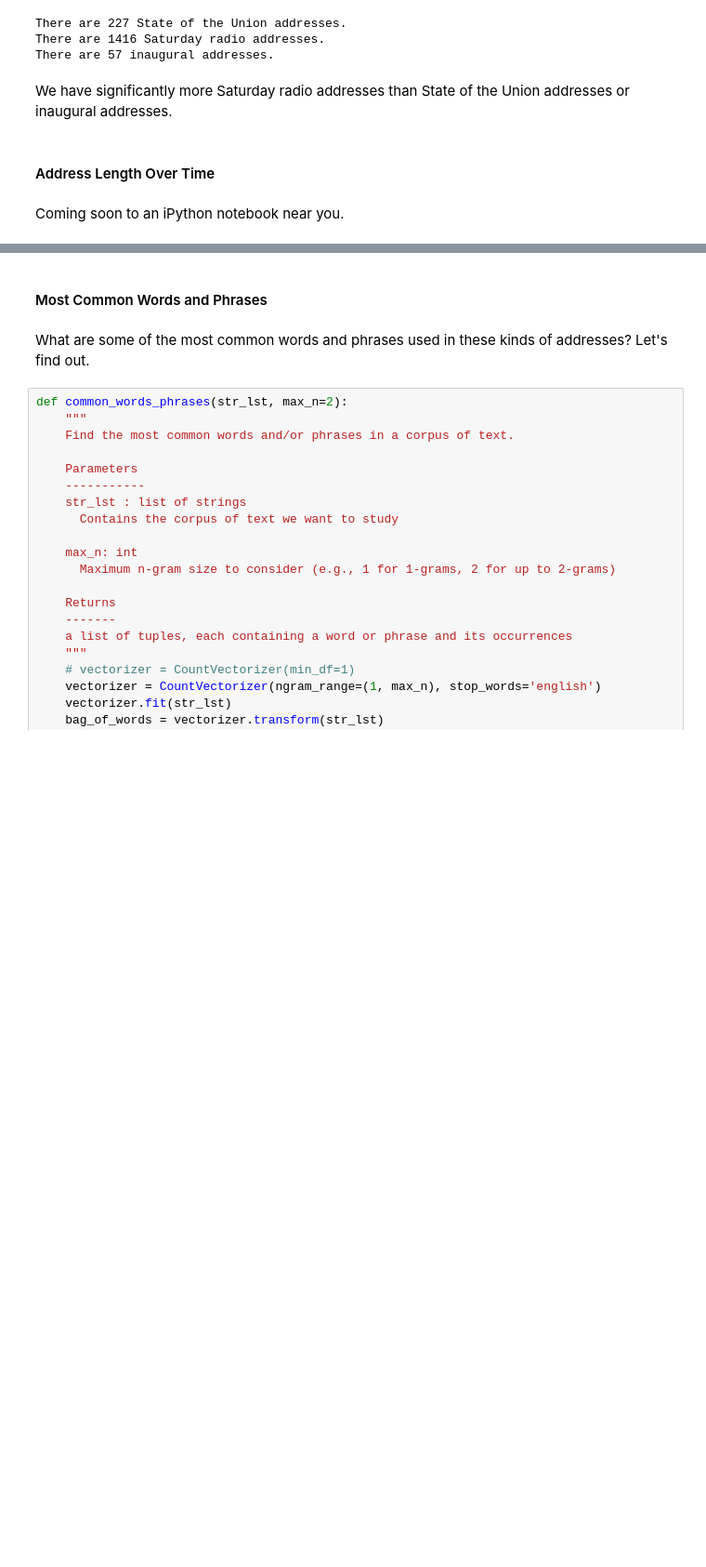
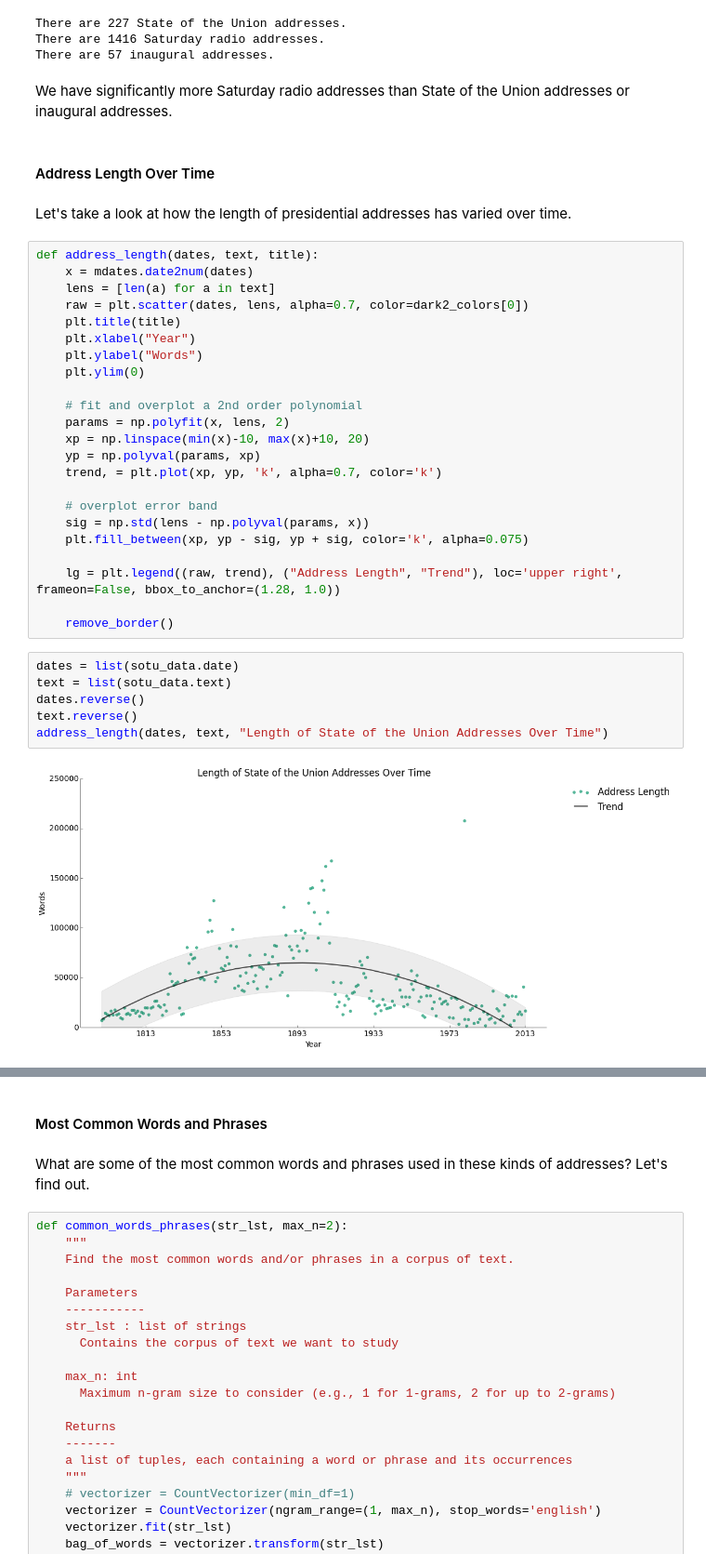
Before and after one commit to rlucioni/executive-evolution, a Jupyter notebook: cs109-project.ipynb, the cells around one changed output, grey strips where cells are left out. Shown at 93% size. Saved outputs shown, nothing was run; the diff lists cells and outputs as text; blank space fills up the shorter version.

```diff
--- a/cs109-project.ipynb
+++ b/cs109-project.ipynb
@@ -778,5 +790,36 @@ There are 57 inaugural addresses.
 We have significantly more Saturday radio addresses than State of the Union addresses or inaugural addresses.
 # %% [markdown]
 #### Address Length Over Time
-# %% [markdown]
-Coming soon to an iPython notebook near you.
+# %% [markdown]
+Let's take a look at how the length of presidential addresses has varied over time.
+# %%
+def address_length(dates, text, title):
+    x = mdates.date2num(dates)
+    lens = [len(a) for a in text]
+    raw = plt.scatter(dates, lens, alpha=0.7, color=dark2_colors[0])
+    plt.title(title)
+    plt.xlabel("Year")
+    plt.ylabel("Words")
+    plt.ylim(0)
+
+    # fit and overplot a 2nd order polynomial
+    params = np.polyfit(x, lens, 2)
+    xp = np.linspace(min(x)-10, max(x)+10, 20)
+    yp = np.polyval(params, xp)
+    trend, = plt.plot(xp, yp, 'k', alpha=0.7, color='k')
+
+    # overplot error band
+    sig = np.std(lens - np.polyval(params, x))
+    plt.fill_between(xp, yp - sig, yp + sig, color='k', alpha=0.075)
+
+    lg = plt.legend((raw, trend), ("Address Length", "Trend"), loc='upper right', frameon=False, bbox_to_anchor=(1.28, 1.0))
+
+    remove_border()
+# %%
+dates = list(sotu_data.date)
+text = list(sotu_data.text)
+dates.reverse()
+text.reverse()
+address_length(dates, text, "Length of State of the Union Addresses Over Time")
+# %% [output]
+[figure, added]
```
Also changed, not shown: parts of 37 cells of this notebook.
